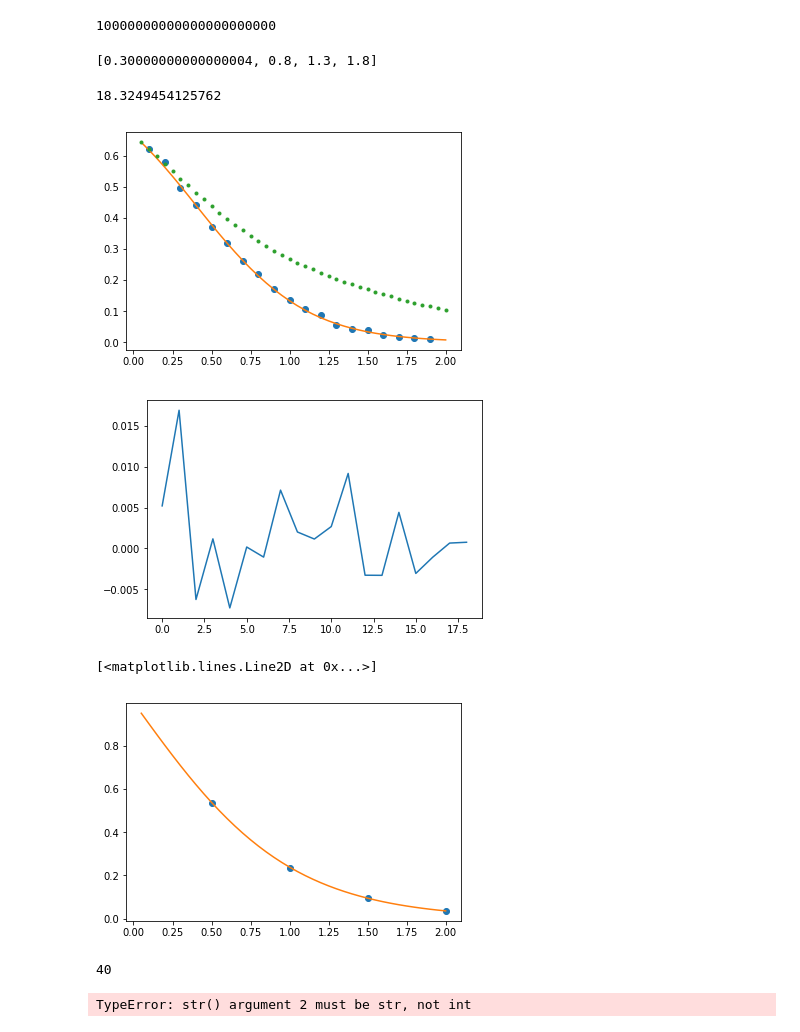
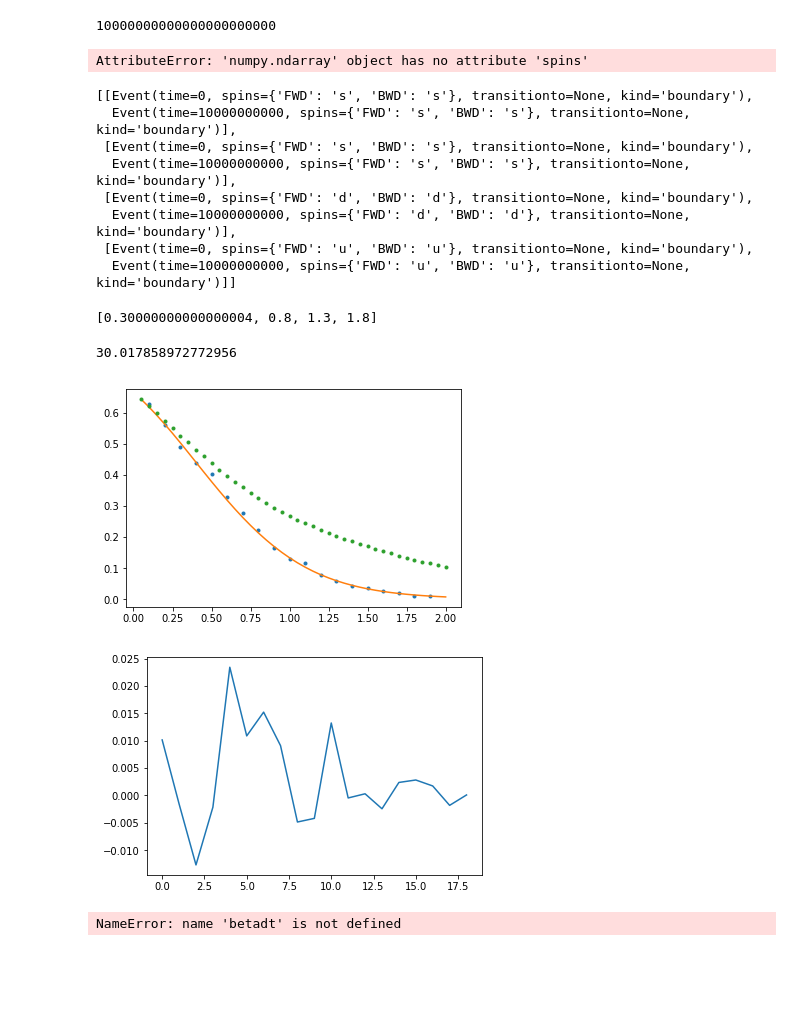
Before and after one commit to manesho/pyworm, a Jupyter notebook: testing-su3.ipynb, the cells around one changed output. Drawn from its saved outputs; the diff is of its cells as text; code cells hidden in the pictures; blank space fills up the shorter version.

```diff
--- a/testing-su3.ipynb
+++ b/testing-su3.ipynb
@@ -79,11 +90,24 @@ for coord,site in testlat.sites.items():
 10000000000000000000000
 # %%
 imp.reload(aw)
-testlat = aw.Lattice(beta=0.5,s1=2,s2=2, ics=["u","u"])
-
-for i in range(500):
+testlat = aw.Lattice(beta=1,s1=2,s2=2, ics=["u","u"])
+testlat.check_consistency()
+for i in range(1000):
     tw = aw.Worm(testlat)
     tw.run()
+# %% [output]
+AttributeError: 'numpy.ndarray' object has no attribute 'spins'
+# %%
+[site.eventlist for site in testlat.sites.values()]
+# %% [output]
+[[Event(time=0, spins={'FWD': 's', 'BWD': 's'}, transitionto=None, kind='boundary'),
+  Event(time=10000000000, spins={'FWD': 's', 'BWD': 's'}, transitionto=None, kind='boundary')],
+ [Event(time=0, spins={'FWD': 's', 'BWD': 's'}, transitionto=None, kind='boundary'),
+  Event(time=10000000000, spins={'FWD': 's', 'BWD': 's'}, transitionto=None, kind='boundary')],
+ [Event(time=0, spins={'FWD': 'd', 'BWD': 'd'}, transitionto=None, kind='boundary'),
+  Event(time=10000000000, spins={'FWD': 'd', 'BWD': 'd'}, transitionto=None, kind='boundary')],
+ [Event(time=0, spins={'FWD': 'u', 'BWD': 'u'}, transitionto=None, kind='boundary'),
+  Event(time=10000000000, spins={'FWD': 'u', 'BWD': 'u'}, transitionto=None, kind='boundary')]]
 # %%
 betas = [b*0.1 for b in range(3,20,5)]
 print(betas)
@@ -99,12 +123,12 @@ from timeit import default_timer as timer
 
 start = timer()
 t3sqs = Parallel(n_jobs=num_cores)(delayed(aw.launch_simulation)(
-                        beta=beta,termsteps=1000, wormruns=10000, ics =["u","d"]) for beta in betas)
+                        beta=beta,mu3=0,termsteps=1000, wormruns=10000, ics =["u","d"]) for beta in betas)
 stop = timer()
 
 print(stop-start)
 # %% [output]
-18.3249454125762
+30.017858972772956
 # %%
 betams = [0.05, 0.1, 0.15, 0.2, 0.25, 0.3, 0.35, 0.4, 0.45, 0.5, 0.55, 0.6, \
 0.65, 0.7, 0.75, 0.8, 0.85, 0.9, 0.95, 1., 1.05, 1.1, 1.15, 1.2, \
@@ -126,21 +150,20 @@ t3sqmsu3 =[0.643524, 0.618581, 0.591947, 0.563794, 0.534356, 0.50392, 0.47281, \
 0.00755789]
 # %%
 import matplotlib.pyplot as plt
-plt.plot(betas,t3sqs, 'o')
+plt.plot(betas,t3sqs, '.')
 plt.plot(betams,t3sqmsu3)
 
 plt.plot(betacts,t3wqcts, '.')
 plt.show()
 residues =[x-y for x,y in zip(t3sqs,t3sqmsu3[1::2])]
 plt.plot(residues)
 plt.show()
 plt.plot(betadt,t3sqdt, 'o')
 plt.plot(betams,t3sqms)
 # %% [output]
-[figure, old version]
+[figure, new version]
-[figure, old version]
+[figure, new version]
-[<matplotlib.lines.Line2D at 0x...>]
+NameError: name 'betadt' is not defined
-[figure, removed]
 # %%
 import csv
 def tsqfromfile(beta):
@@ -155,11 +178,3 @@ def tsqfromfile(beta):
 
 betacts = [b*0.05 for b in range(1,41)]
 t3wqcts = [tsqfromfile(beta) for beta in betacts ]
-# %%
-len(betacts)
-# %% [output]
-40
-# %%
-str(0.2)
-# %% [output]
-TypeError: str() argument 2 must be str, not int
```
Also changed, not shown: parts of 13 cells of this notebook.
